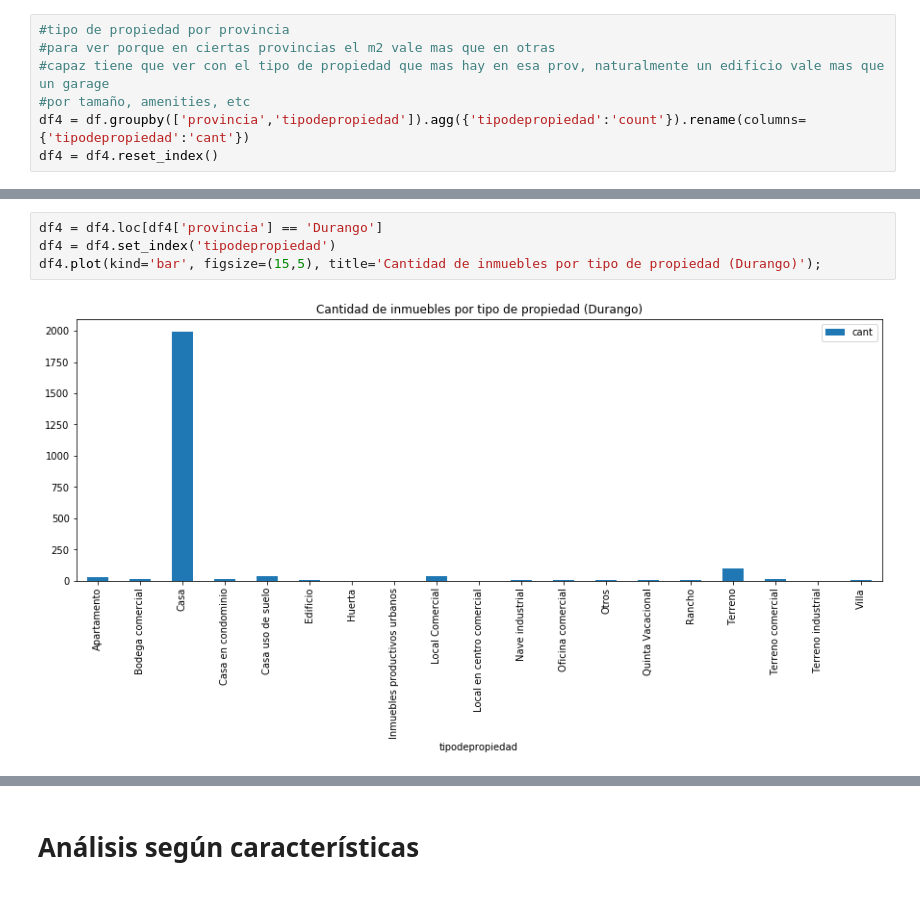
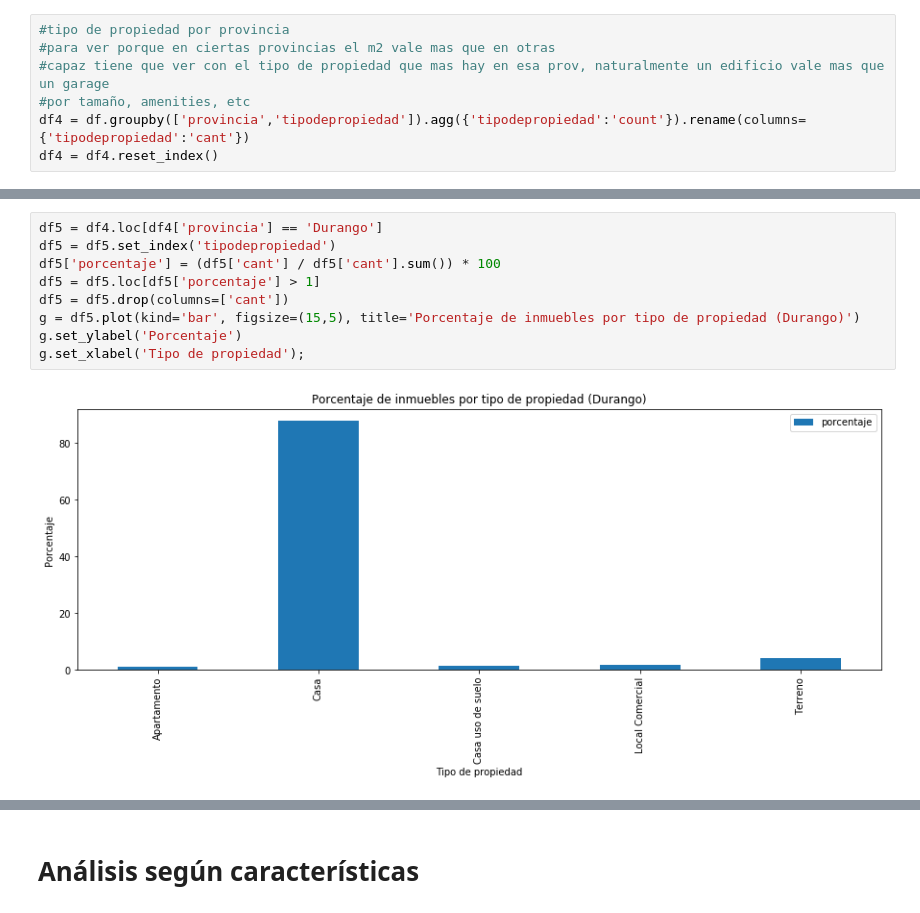
Before and after one commit to lautarofritz/TP1-Orga-de-Datos, a Jupyter notebook: TP1 Orga de Datos.ipynb, the cells around one changed output, grey strips where cells are left out. Drawn from its saved outputs; the diff is of its cells as text.

```diff
--- a/TP1 Orga de Datos.ipynb
+++ b/TP1 Orga de Datos.ipynb
@@ -210,6 +256,11 @@ df5.plot(kind='bar', figsize=(15,5), title='Cantidad de inmuebles por tipo de pr
 # %%
-df4 = df4.loc[df4['provincia'] == 'Durango']
-df4 = df4.set_index('tipodepropiedad')
-df4.plot(kind='bar', figsize=(15,5), title='Cantidad de inmuebles por tipo de propiedad (Durango)');
+df5 = df4.loc[df4['provincia'] == 'Durango']
+df5 = df5.set_index('tipodepropiedad')
+df5['porcentaje'] = (df5['cant'] / df5['cant'].sum()) * 100
+df5 = df5.loc[df5['porcentaje'] > 1]
+df5 = df5.drop(columns=['cant'])
+g = df5.plot(kind='bar', figsize=(15,5), title='Porcentaje de inmuebles por tipo de propiedad (Durango)')
+g.set_ylabel('Porcentaje')
+g.set_xlabel('Tipo de propiedad');
 # %% [output]
-[figure, old version]
+[figure, new version]
```
Also changed, not shown: parts of 17 cells of this notebook.
